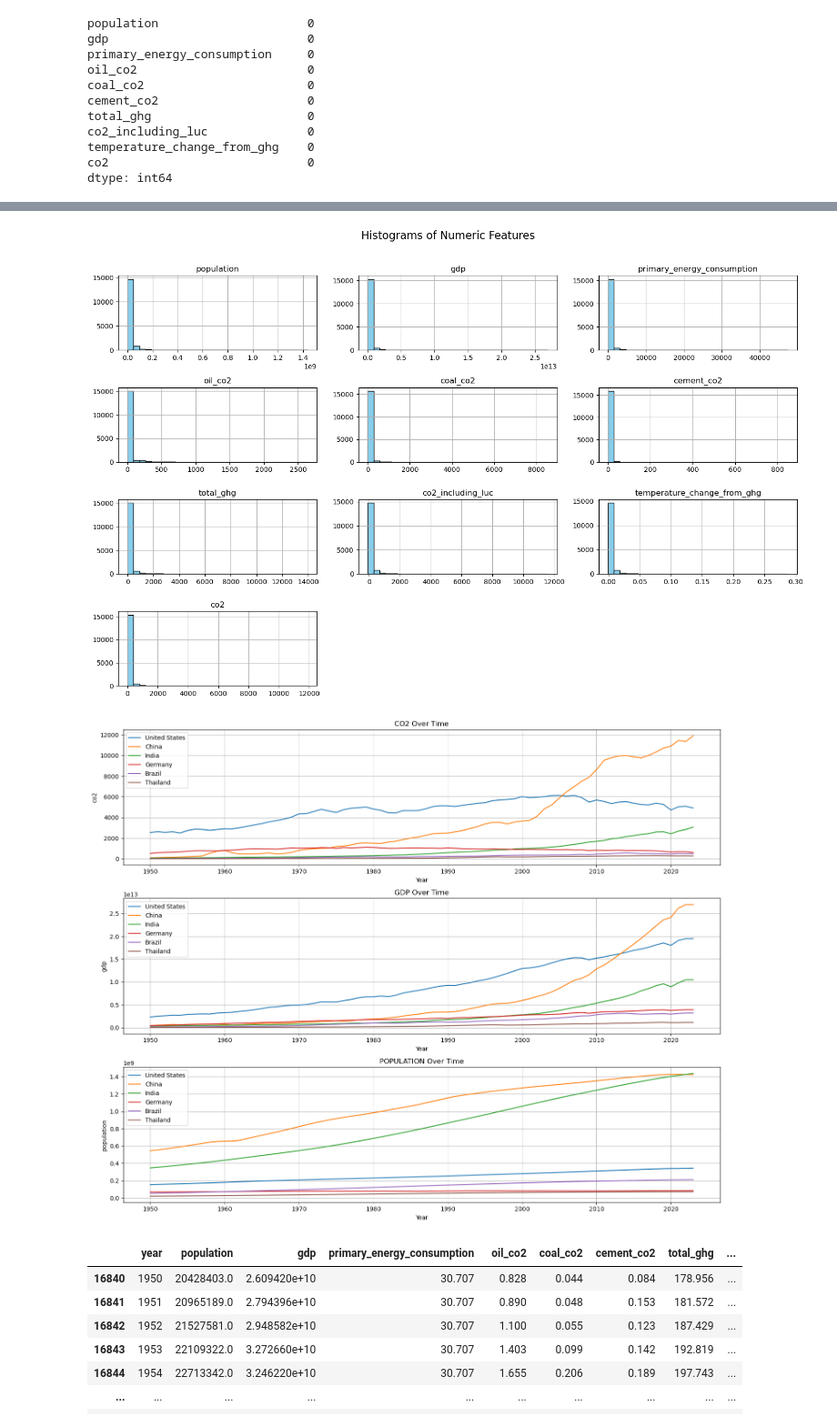
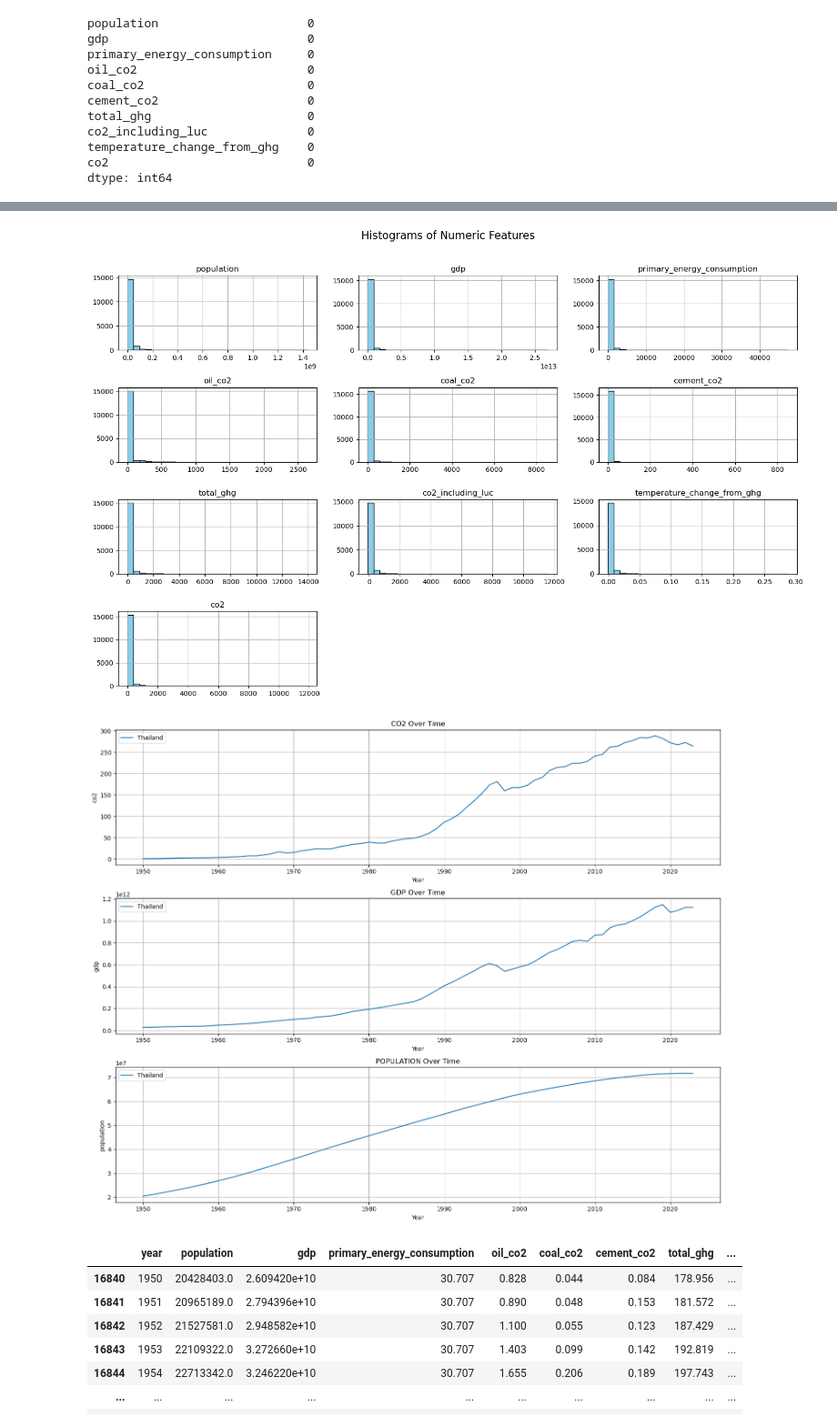
Before and after one commit to KaungHtetCho-22/Decarbonize-TH, a Jupyter notebook: notebooks/data-cleaning-eda.ipynb, the cells around one changed output, grey strips where cells are left out. Shown at 91% size. Cells and saved outputs as stored; diff of their text form; code cells hidden in the pictures.

```diff
--- a/notebooks/data-cleaning-eda.ipynb
+++ b/notebooks/data-cleaning-eda.ipynb
@@ -281,35 +281,35 @@ sns.heatmap(corr, annot=True, cmap="coolwarm", fmt=".2f", square=True)
 plt.title("Correlation Heatmap of Numeric Features")
 plt.tight_layout()
 plt.show()
 
 # Histograms for each numeric feature
 filtered_df[numeric_cols].hist(bins=30, figsize=(15, 10), color='skyblue', edgecolor='black')
 plt.suptitle("Histograms of Numeric Features", fontsize=16)
 plt.tight_layout(rect=[0, 0, 1, 0.96])
 plt.show()
 
 # Time Series Trends for Selected Countries
-selected_countries = ['United States', 'China', 'India', 'Germany', 'Brazil', 'Thailand']
+selected_countries =[ 'Thailand']
 features_to_plot = ['co2', 'gdp', 'population']
 
 plt.figure(figsize=(15, 12))
 for i, feature in enumerate(features_to_plot, 1):
     plt.subplot(3, 1, i)
     for country in selected_countries:
         country_data = filtered_df[filtered_df['country'] == country]
         plt.plot(country_data['year'], country_data[feature], label=country)
     plt.title(f"{feature.upper()} Over Time")
     plt.xlabel("Year")
     plt.ylabel(feature)
     plt.legend()
     plt.grid(True)
 
 plt.tight_layout()
 plt.show()
 # %% [output]
 [figure]
 [figure]
-[figure, old version]
+[figure, new version]
 # %%
 test_df = filtered_df[filtered_df['country'] == "Thailand"]
 
```
Also changed, not shown: 6 other files.
